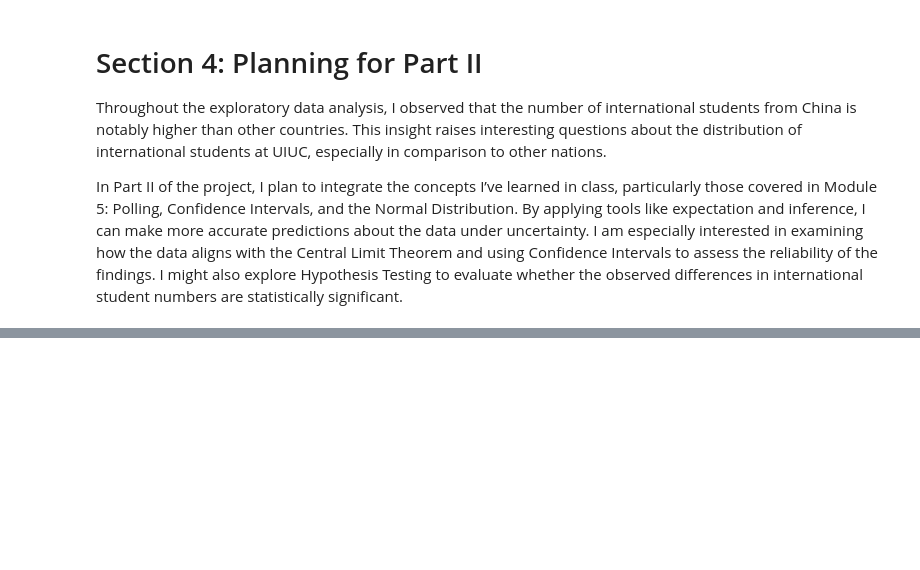
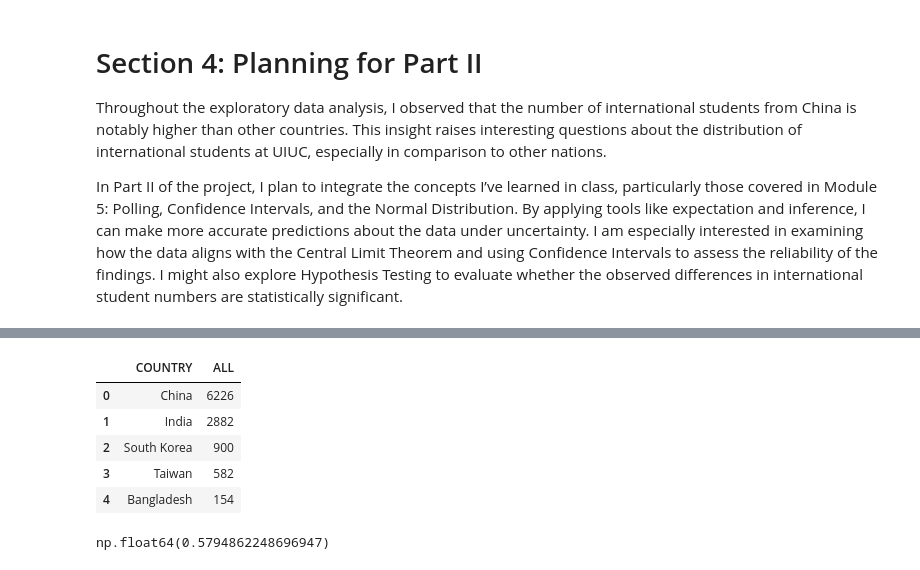
Before and after one commit to 168904578/hongyuq2, a Jupyter notebook: project2/project2.ipynb, the cells around one changed output, grey strips where cells are left out. Drawn from its saved outputs; the diff is of its cells as text; code cells hidden in the pictures; blank space fills up the shorter version.

```diff
--- a/project2/project2.ipynb
+++ b/project2/project2.ipynb
@@ -166,0 +184,23 @@ In Part II of the project, I plan to integrate the concepts I’ve learned in cl
+# %%
+# First filter out the data for the top five countries
+data = {
+    "COUNTRY": ["China", "India", "South Korea", "Taiwan", "Bangladesh"],
+    "ALL": [6226, 2882, 900, 582, 154],
+}
+df = pd. DataFrame(data)
+df
+# %% [output]
+|  | COUNTRY | ALL |
+| 0 | China | 6226 |
+| 1 | India | 2882 |
+| 2 | South Korea | 900 |
+| 3 | Taiwan | 582 |
+| 4 | Bangladesh | 154 |
+# %%
+total_students = df["ALL"].sum()
+total_students
+china_students = df.loc[df["COUNTRY"] == "China", "ALL"].values[0]
+china_ratio = china_students / total_students
+china_ratio
+# %% [output]
+np.float64(0.5794862248696947)
```
Also changed, not shown: parts of 22 cells of this notebook, 1 other file.
